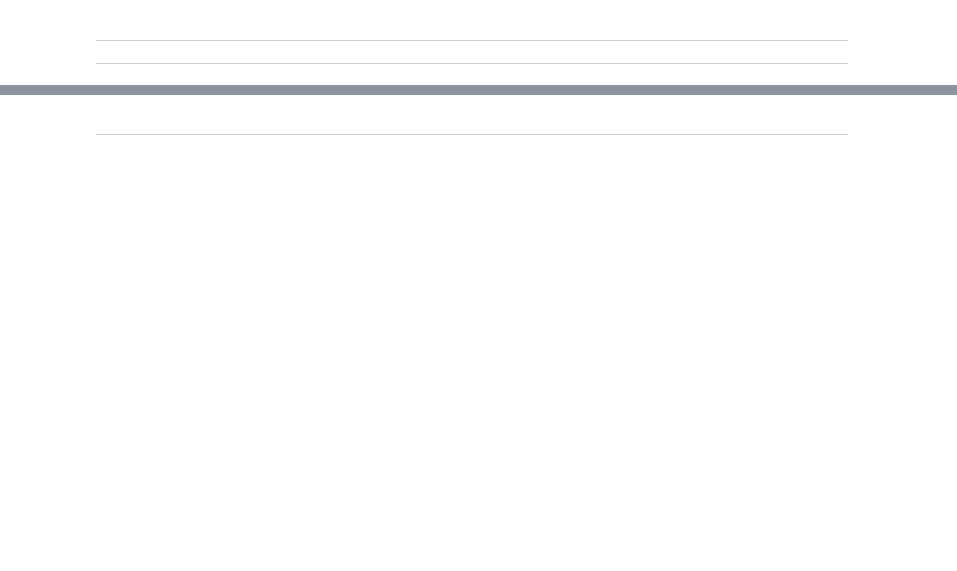
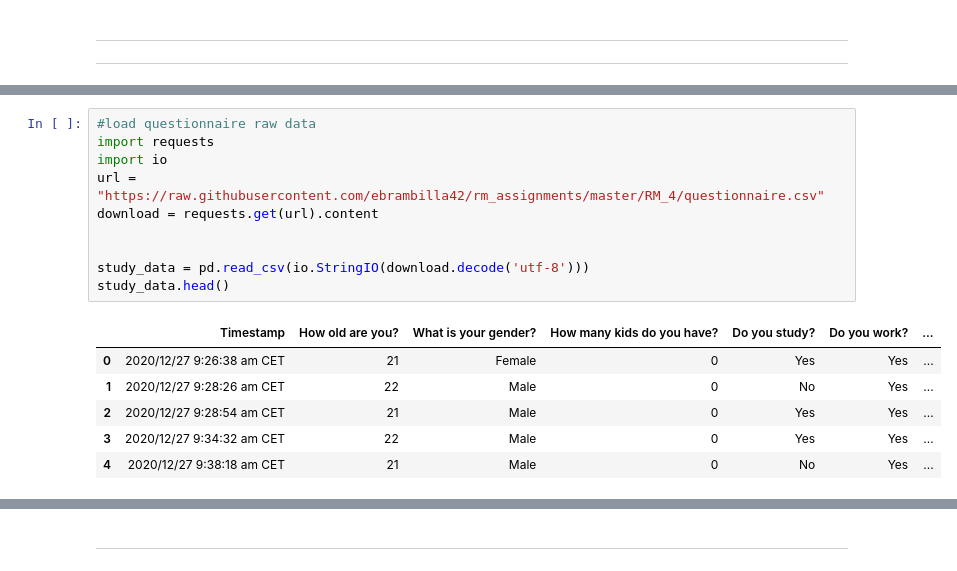
Before and after one commit to ebrambilla42/rm_assignements, a Jupyter notebook: RM_4/RM_A04_Group.ipynb, the cells around one changed output, grey strips where cells are left out. Drawn from its saved outputs; the diff is of its cells as text; blank space fills up the shorter version.

```diff
--- a/RM_4/RM_A04_Group.ipynb
+++ b/RM_4/RM_A04_Group.ipynb
@@ -723,0 +738,17 @@ study_data_table_plot.show()
+# %%
+#load questionnaire raw data
+import requests
+import io
+url = "https://raw.githubusercontent.com/ebrambilla42/rm_assignments/master/RM_4/questionnaire.csv"
+download = requests.get(url).content
+
+
+study_data = pd.read_csv(io.StringIO(download.decode('utf-8')))
+study_data.head()
+# %% [output]
+|  | Timestamp | How old are you? | What is your gender? | How many kids do you have? | Do you study? | Do you work? | ... |
+| 0 | 2020/12/27 9:26:38 am CET | 21 | Female | 0 | Yes | Yes | ... |
+| 1 | 2020/12/27 9:28:26 am CET | 22 | Male | 0 | No | Yes | ... |
+| 2 | 2020/12/27 9:28:54 am CET | 21 | Male | 0 | Yes | Yes | ... |
+| 3 | 2020/12/27 9:34:32 am CET | 22 | Male | 0 | Yes | Yes | ... |
+| 4 | 2020/12/27 9:38:18 am CET | 21 | Male | 0 | No | Yes | ... |
```
Also changed, not shown: parts of 130 cells of this notebook, 1 other file.
